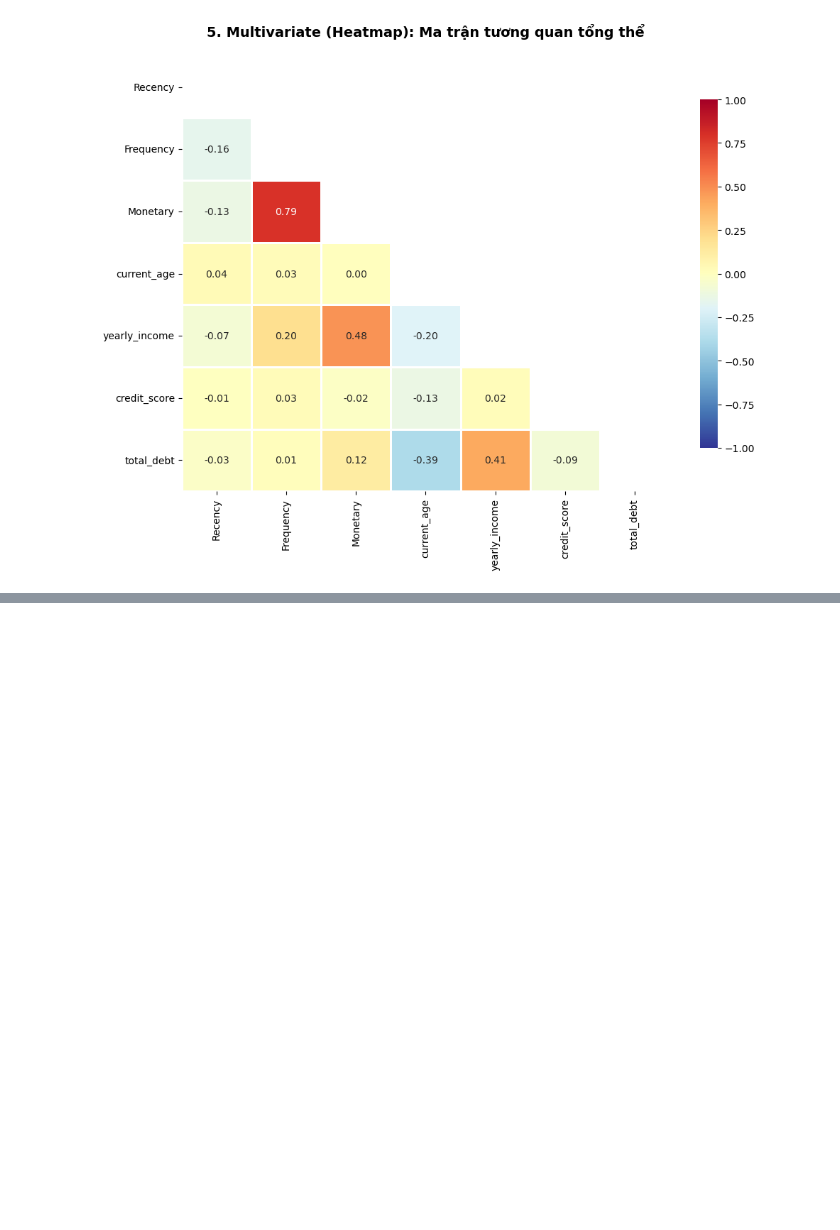
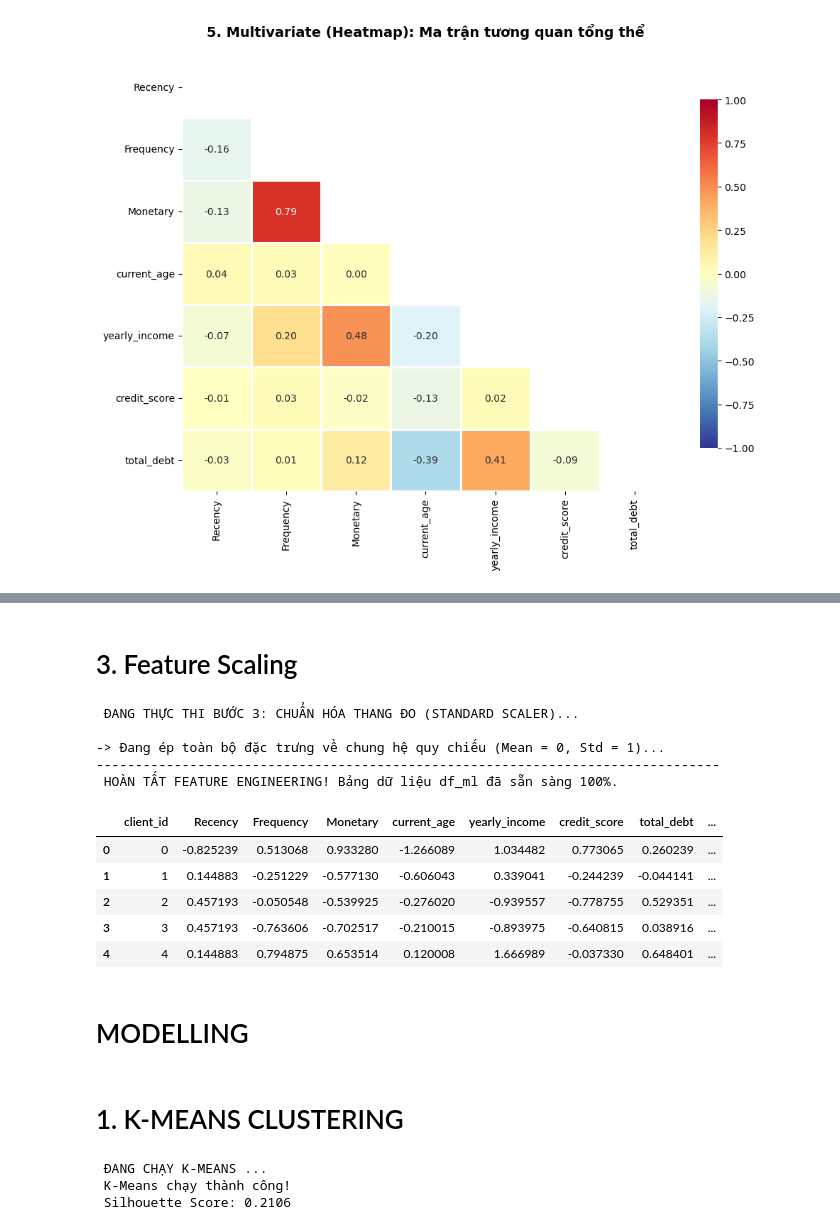
Before and after one commit to PhucBinhhh/DACS_2026, a Jupyter notebook: source_code/02_Modeling.ipynb, the cells around one changed output, grey strips where cells are left out. Cells and saved outputs as stored; diff of their text form; code cells hidden in the pictures; blank space fills up the shorter version.

```diff
--- a/source_code/02_KMeans_Modeling.ipynb
+++ b/source_code/02_Modeling.ipynb
@@ -409,0 +504,72 @@ plt.show()
+# %% [markdown]
+# 3. Feature Scaling
+# %%
+
+from sklearn.preprocessing import StandardScaler
+import pandas as pd
+import warnings
+warnings.filterwarnings('ignore')
+
+print(" ĐANG THỰC THI BƯỚC 3: CHUẨN HÓA THANG ĐO (STANDARD SCALER)...\n")
+
+# 1. Khởi tạo công cụ Scale
+scaler = StandardScaler()
+
+# 2. Lọc danh sách các cột sẽ đưa vào máy học (Bỏ cột định danh client_id)
+ml_features = [col for col in df_ml.columns if col != 'client_id']
+
+# 3. Thực thi chuẩn hóa (Fit & Transform)
+print("-> Đang ép toàn bộ đặc trưng về chung hệ quy chiếu (Mean = 0, Std = 1)...")
+
+# Kết quả của scaler trả về là mảng Numpy, ta cần gán nó ngược lại vào cấu trúc DataFrame
+df_ml[ml_features] = scaler.fit_transform(df_ml[ml_features])
+
+print("-" * 80)
+print(" HOÀN TẤT FEATURE ENGINEERING! Bảng dữ liệu df_ml đã sẵn sàng 100%.")
+display(df_ml.head())
+# %% [output]
+ ĐANG THỰC THI BƯỚC 3: CHUẨN HÓA THANG ĐO (STANDARD SCALER)...
+
+-> Đang ép toàn bộ đặc trưng về chung hệ quy chiếu (Mean = 0, Std = 1)...
+--------------------------------------------------------------------------------
+ HOÀN TẤT FEATURE ENGINEERING! Bảng dữ liệu df_ml đã sẵn sàng 100%.
+|  | client_id | Recency | Frequency | Monetary | current_age | yearly_income | credit_score | total_debt | ... |
+| 0 | 0 | -0.825239 | 0.513068 | 0.933280 | -1.266089 | 1.034482 | 0.773065 | 0.260239 | ... |
+| 1 | 1 | 0.144883 | -0.251229 | -0.577130 | -0.606043 | 0.339041 | -0.244239 | -0.044141 | ... |
+| 2 | 2 | 0.457193 | -0.050548 | -0.539925 | -0.276020 | -0.939557 | -0.778755 | 0.529351 | ... |
+| 3 | 3 | 0.457193 | -0.763606 | -0.702517 | -0.210015 | -0.893975 | -0.640815 | 0.038916 | ... |
+| 4 | 4 | 0.144883 | 0.794875 | 0.653514 | 0.120008 | 1.666989 | -0.037330 | 0.648401 | ... |
+# %% [markdown]
+# MODELLING
+# %% [markdown]
+# 1. K-MEANS CLUSTERING
+# %%
+# ==============================================================================
+# LEVEL 1: K-MEANS CLUSTERING
+# ==============================================================================
+from sklearn.cluster import KMeans
+from sklearn.metrics import silhouette_score
+import pandas as pd
+
+print(" ĐANG CHẠY K-MEANS ...")
+
+# 1. Lấy dữ liệu
+X = df_ml[ml_features].values
+
+# 2. Khởi tạo mô hình (Giả sử bạn đã chốt K=4 từ biểu đồ Elbow)
+kmeans = KMeans(n_clusters=4, random_state=42, n_init=10)
+
+# 3. Huấn luyện và dự đoán
+kmeans_labels = kmeans.fit_predict(X)
+
+# 4. Đánh giá
+kmeans_score = silhouette_score(X, kmeans_labels)
+print(f" K-Means chạy thành công!")
+print(f" Silhouette Score: {kmeans_score:.4f}")
+
+# Lưu tạm kết quả vào bảng để lát nữa so sánh
+df_ml['KMeans_Label'] = kmeans_labels
+# %% [output]
+ ĐANG CHẠY K-MEANS ...
+ K-Means chạy thành công!
+ Silhouette Score: 0.2106
```
Also changed, not shown: parts of 23 cells of this notebook, 3 other files.
